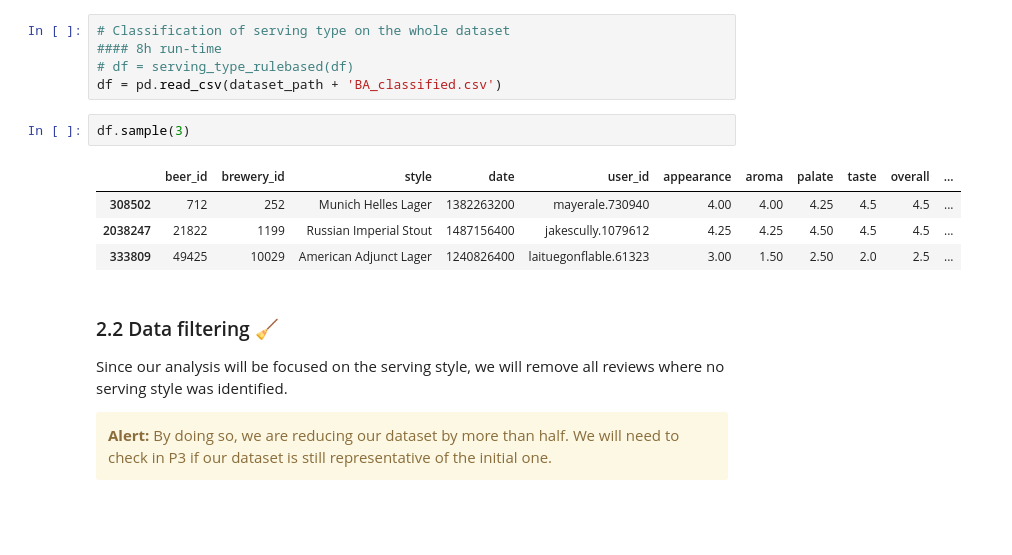
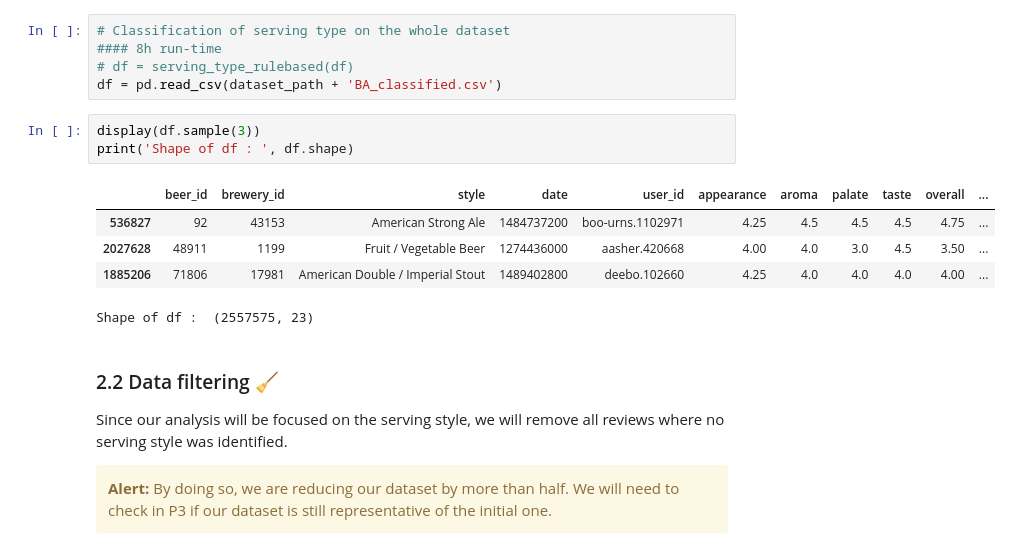
Before and after one commit to epfl-ada/ada-2023-project-beeradaventure46, a Jupyter notebook: Milestone_2.ipynb, the cells around one changed output. Cells and saved outputs as stored; diff of their text form; blank space fills up the shorter version.

```diff
--- a/Milestone_2.ipynb
+++ b/Milestone_2.ipynb
@@ -756,13 +820,15 @@ True serving type: unknown
 #### 8h run-time
 # df = serving_type_rulebased(df)
 df = pd.read_csv(dataset_path + 'BA_classified.csv')
-# %%
-df.sample(3)
-# %% [output]
-|  | beer_id | brewery_id | style | date | user_id | appearance | aroma | palate | taste | overall | ... |
-| 308502 | 712 | 252 | Munich Helles Lager | 1382263200 | mayerale.730940 | 4.00 | 4.00 | 4.25 | 4.5 | 4.5 | ... |
-| 2038247 | 21822 | 1199 | Russian Imperial Stout | 1487156400 | jakescully.1079612 | 4.25 | 4.25 | 4.50 | 4.5 | 4.5 | ... |
-| 333809 | 49425 | 10029 | American Adjunct Lager | 1240826400 | laituegonflable.61323 | 3.00 | 1.50 | 2.50 | 2.0 | 2.5 | ... |
+# %%
+display(df.sample(3))
+print('Shape of df : ', df.shape)
+# %% [output]
+|  | beer_id | brewery_id | style | date | user_id | appearance | aroma | palate | taste | overall | ... |
+| 536827 | 92 | 43153 | American Strong Ale | 1484737200 | boo-urns.1102971 | 4.25 | 4.5 | 4.5 | 4.5 | 4.75 | ... |
+| 2027628 | 48911 | 1199 | Fruit / Vegetable Beer | 1274436000 | aasher.420668 | 4.00 | 4.0 | 3.0 | 4.5 | 3.50 | ... |
+| 1885206 | 71806 | 17981 | American Double / Imperial Stout | 1489402800 | deebo.102660 | 4.25 | 4.0 | 4.0 | 4.0 | 4.00 | ... |
+Shape of df :  (2557575, 23)
 # %% [markdown]
 ### 2.2 Data filtering 🧹
 Since our analysis will be focused on the serving style, we will remove all reviews where no serving style was identified.
```
Also changed, not shown: parts of 42 cells of this notebook, 1 other file.
